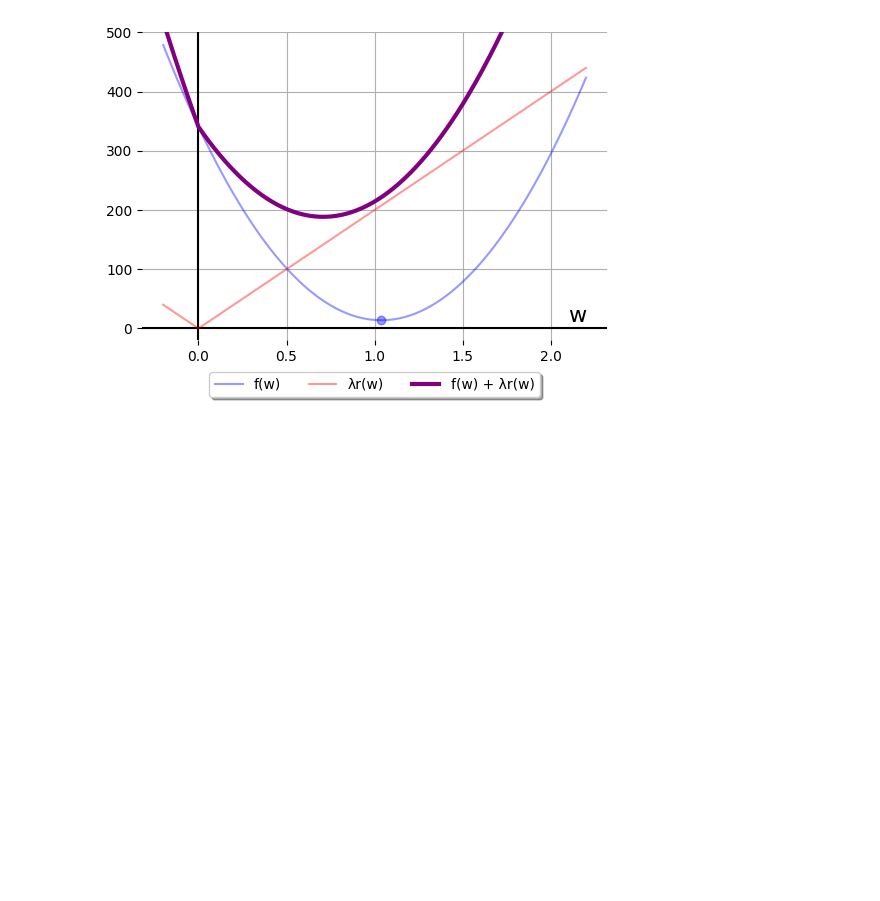
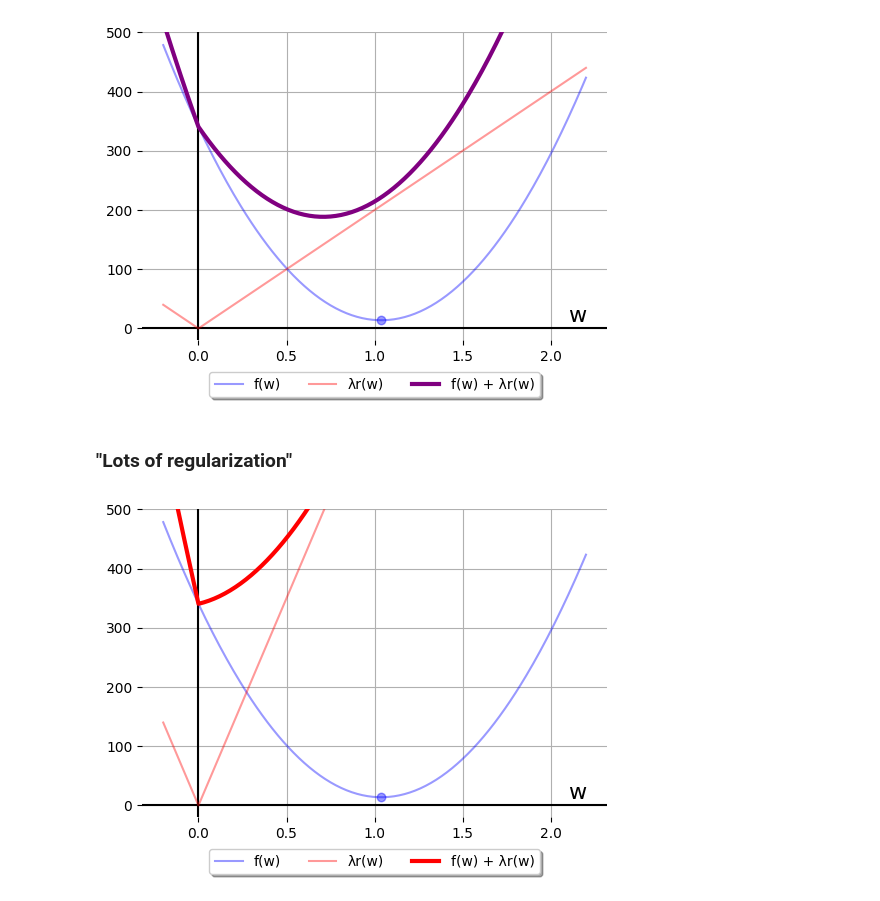
Before and after one commit to bgawalt/blog, a Jupyter notebook: content/jupyter/0004-lasso.ipynb, the cells around one changed output. Cells and saved outputs as stored; diff of their text form; code cells hidden in the pictures; blank space fills up the shorter version.

Commit message:
Add lots-of-regularization figure; add piecewise quadratic objective for some-regularization section

```diff
--- a/content/jupyter/0004-lasso.ipynb
+++ b/content/jupyter/0004-lasso.ipynb
@@ -158,3 +158,36 @@ ax.legend(loc='upper center', bbox_to_anchor=(0.5, -0.08),
 ax.grid()
 # %% [output]
 [figure]
+# %% [markdown]
+### "Lots of regularization"
+# %%
+fig = pyplot.figure(figsize=(6, 4))
+ax = fig.gca()
+ax.axhline(color='k')
+ax.axvline(color='k')
+ax.spines['top'].set_visible(False)
+ax.spines['right'].set_visible(False)
+ax.spines['bottom'].set_visible(False)
+ax.spines['left'].set_visible(False)
+
+s_x = sum(xi * xi for xi in xs)
+d_xy = sum(xi * yi for (xi, yi) in zip(xs, ys))
+s_y = sum(yi * yi for yi in ys)
+
+ws = numpy.arange(-0.2, 2.2, 0.01)
+fs = [s_x * w * w - 2 * d_xy * w + s_y for w in ws]
+rs = [700 * abs(w) for w in ws]
+objs = [fi + ri for (fi, ri) in zip(fs, rs)]
+
+ax.plot(ws, fs, color='blue', alpha=0.4, label='f(w)')
+ax.scatter([d_xy/s_x,], [d_xy * d_xy / s_x - 2 * d_xy * d_xy / s_x + s_y],
+           color='blue', s=37, alpha=0.4)
+ax.plot(ws, rs, color='red', alpha=0.4, label='λr(w)')
+ax.plot(ws, objs, color='red', linewidth=3, label='f(w) + λr(w)')
+ax.set_ylim(-20, 500)
+ax.text(2.2, 5, 'w', va='bottom', ha='right', fontsize=16)
+ax.legend(loc='upper center', bbox_to_anchor=(0.5, -0.08),
+          fancybox=True, shadow=True, ncol=5)
+ax.grid()
+# %% [output]
+[figure, added]
```
Also changed, not shown: 2 other files.
